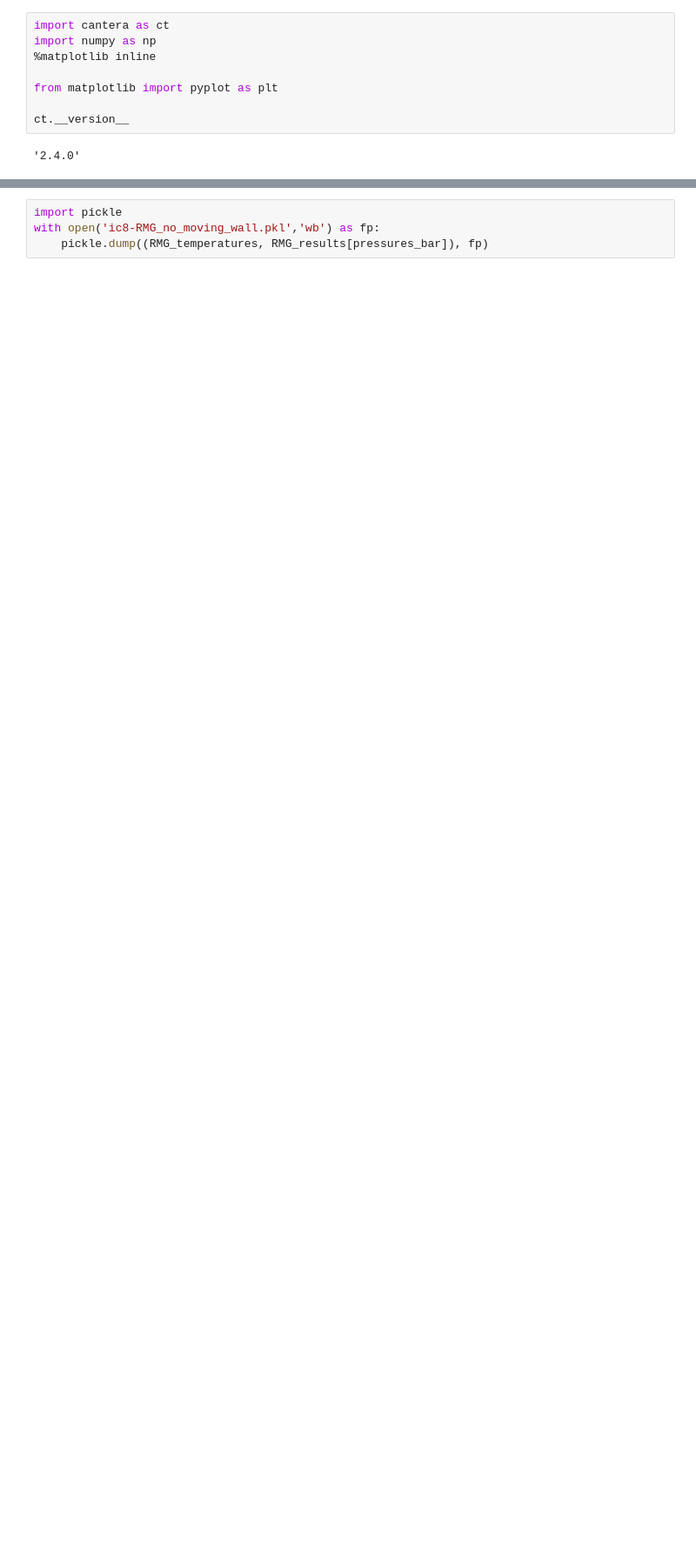
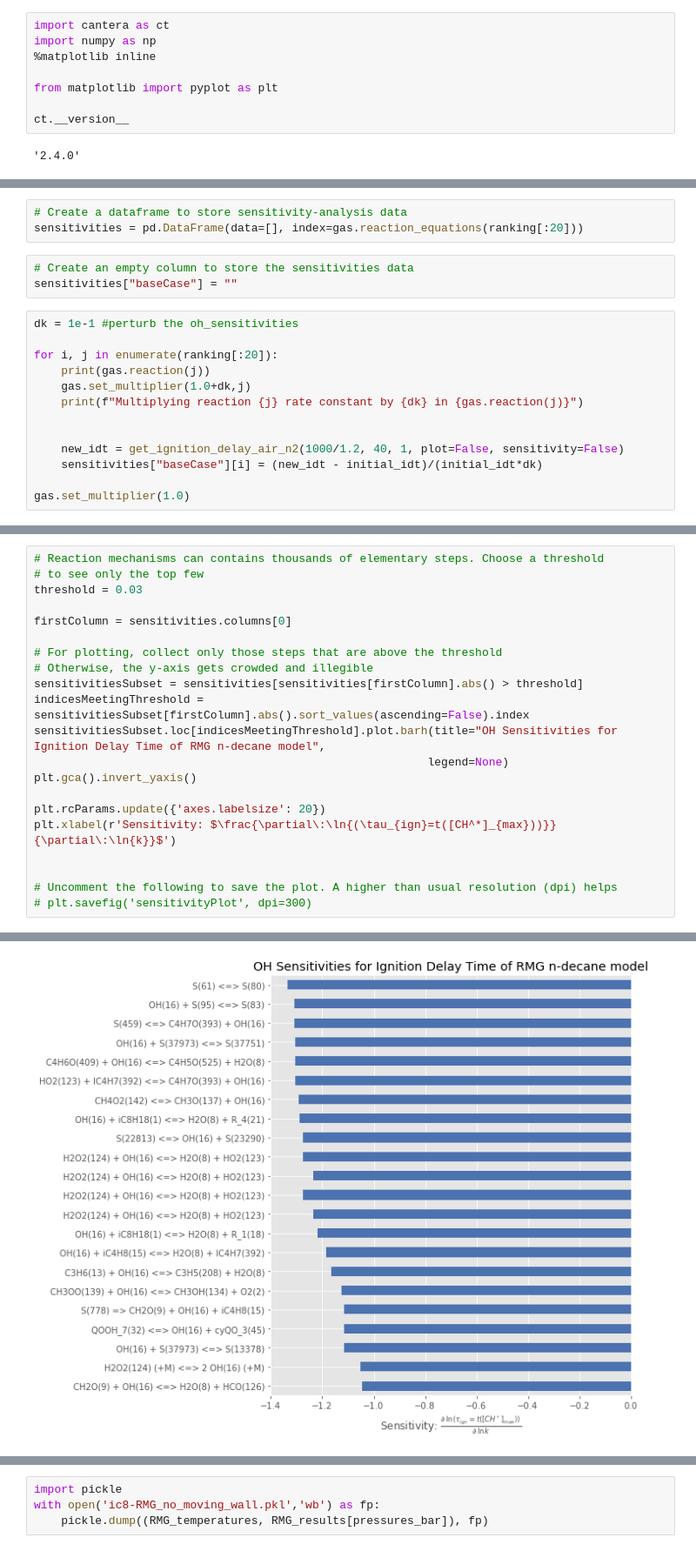
Before and after one commit to ajuluc/GTL, a Jupyter notebook: ic8_ignition_delay_RMG_model_no_moving_wall.ipynb, the cells around one changed output, grey strips where cells are left out. Shown: that part at 87% size. Saved outputs shown, nothing was run; the diff lists cells and outputs as text; blank space fills up the shorter version.

```diff
--- a/ic8_ignition_delay_RMG_model_no_moving_wall.ipynb
+++ b/ic8_ignition_delay_RMG_model_no_moving_wall.ipynb
@@ -271,0 +356,19 @@ At 1250.0 K 16 bar, ignition delay time is 13.846176021422496 ms
+# %%
+# Create a dataframe to store sensitivity-analysis data
+sensitivities = pd.DataFrame(data=[], index=gas.reaction_equations(ranking[:20]))
+# %%
+# Create an empty column to store the sensitivities data
+sensitivities["baseCase"] = ""
+# %%
+dk = 1e-1 #perturb the oh_sensitivities
+
+for i, j in enumerate(ranking[:20]):
+    print(gas.reaction(j))
+    gas.set_multiplier(1.0+dk,j)
+    print(f"Multiplying reaction {j} rate constant by {dk} in {gas.reaction(j)}")
+
+
+    new_idt = get_ignition_delay_air_n2(1000/1.2, 40, 1, plot=False, sensitivity=False)
+    sensitivities["baseCase"][i] = (new_idt - initial_idt)/(initial_idt*dk)
+
+gas.set_multiplier(1.0)
@@ -271,0 +402,22 @@ At 1250.0 K 16 bar, ignition delay time is 13.846176021422496 ms
+# %%
+# Reaction mechanisms can contains thousands of elementary steps. Choose a threshold
+# to see only the top few
+threshold = 0.03
+
+firstColumn = sensitivities.columns[0]
+
+# For plotting, collect only those steps that are above the threshold
+# Otherwise, the y-axis gets crowded and illegible
+sensitivitiesSubset = sensitivities[sensitivities[firstColumn].abs() > threshold]
+indicesMeetingThreshold = sensitivitiesSubset[firstColumn].abs().sort_values(ascending=False).index
+sensitivitiesSubset.loc[indicesMeetingThreshold].plot.barh(title="OH Sensitivities for Ignition Delay Time of RMG n-decane model",
+                                                          legend=None)
+plt.gca().invert_yaxis()
+
+plt.rcParams.update({'axes.labelsize': 20})
+plt.xlabel(r'Sensitivity: $\frac{\partial\:\ln{(\tau_{ign}=t([CH^*]_{max}))}}{\partial\:\ln{k}}$')
+
+
+# Uncomment the following to save the plot. A higher than usual resolution (dpi) helps
+# plt.savefig('sensitivityPlot', dpi=300)
+# %% [output]
@@ -272 +425,2 @@ At 1250.0 K 16 bar, ignition delay time is 13.846176021422496 ms
+[figure, added]
 # %%
```
Also changed, not shown: parts of 29 cells of this notebook, 3 other files.
